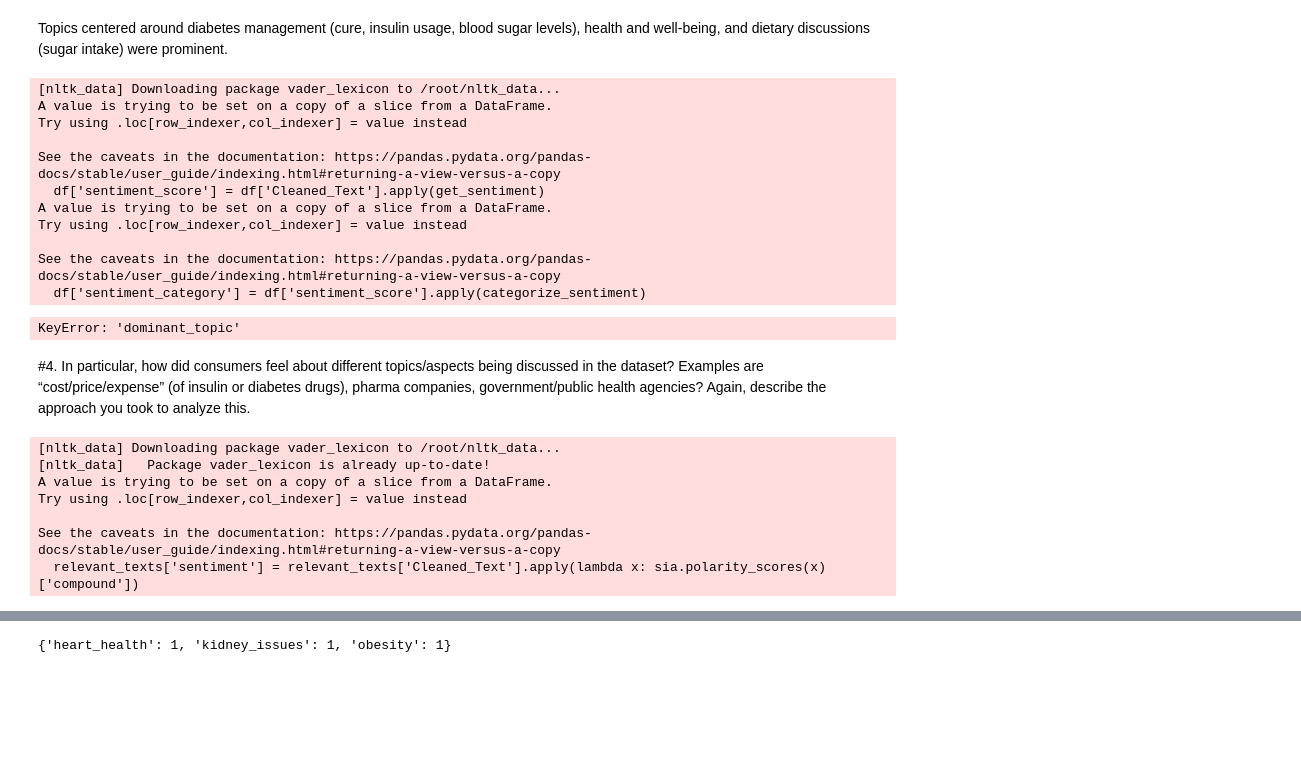
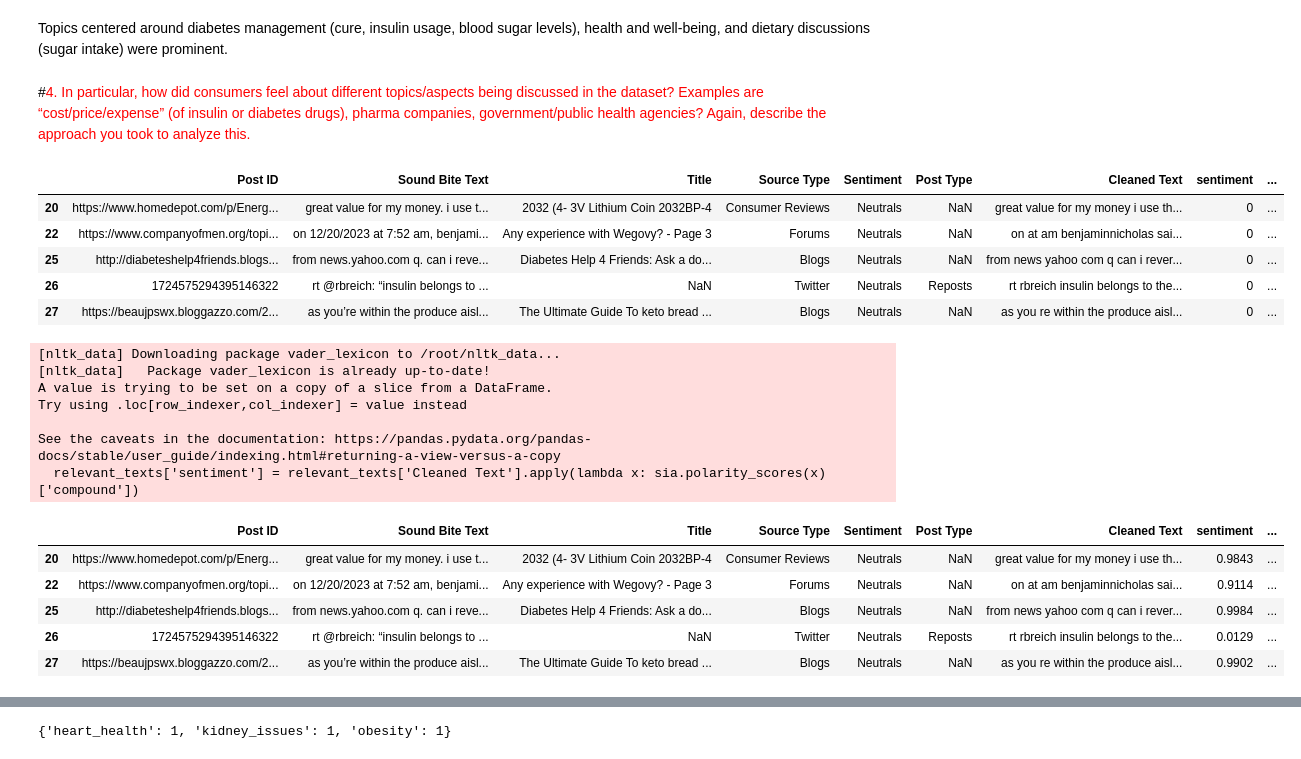
Before and after one commit to daisysong76/AI--Machine--learning, a Jupyter notebook: 290_sentiment_analysis_with_bert.ipynb, the cells around one changed output, grey strips where cells are left out. Cells and saved outputs as stored; diff of their text form; code cells hidden in the pictures; blank space fills up the shorter version.

```diff
--- a/290_sentiment_analysis_with_bert.ipynb
+++ b/290_sentiment_analysis_with_bert.ipynb
@@ -609,6 +776,8 @@ for topic in topics:
 # %% [markdown]
 Topics centered around diabetes management (cure, insulin usage, blood sugar levels), health and well-being, and dietary discussions (sugar intake) were prominent.
 # %%
+from tqdm.auto import tqdm
+
 import nltk
 from nltk.sentiment import SentimentIntensityAnalyzer
 
@@ -633,7 +802,7 @@ def categorize_sentiment(score):
 
 # Assuming 'Cleaned_Text' is your column with textual data for analysis
 # Apply sentiment scoring
-df['sentiment_score'] = df['Cleaned_Text'].apply(get_sentiment)
+df['sentiment_score'] = df['Cleaned Text'].apply(get_sentiment)
 
 # Categorize sentiment scores
 df['sentiment_category'] = df['sentiment_score'].apply(categorize_sentiment)
@@ -644,21 +813,8 @@ df['sentiment_category'] = df['sentiment_score'].apply(categorize_sentiment)
 topic_sentiment = df.groupby('dominant_topic')['sentiment_category'].value_counts(normalize=True).unstack().fillna(0)
 
 print(topic_sentiment)
-# %% [output]
-[nltk_data] Downloading package vader_lexicon to /root/nltk_data...
-A value is trying to be set on a copy of a slice from a DataFrame.
-Try using .loc[row_indexer,col_indexer] = value instead
-
-See the caveats in the documentation: https://pandas.pydata.org/pandas-docs/stable/user_guide/indexing.html#returning-a-view-versus-a-copy
-  df['sentiment_score'] = df['Cleaned_Text'].apply(get_sentiment)
-A value is trying to be set on a copy of a slice from a DataFrame.
-Try using .loc[row_indexer,col_indexer] = value instead
-
-See the caveats in the documentation: https://pandas.pydata.org/pandas-docs/stable/user_guide/indexing.html#returning-a-view-versus-a-copy
-  df['sentiment_category'] = df['sentiment_score'].apply(categorize_sentiment)
-KeyError: 'dominant_topic'
 # %% [markdown]
-#4. In particular, how did consumers feel about different topics/aspects being discussed in the dataset?
+#<font color='red'>4. In particular, how did consumers feel about different topics/aspects being discussed in the dataset?
 Examples are “cost/price/expense” (of insulin or diabetes drugs), pharma companies,
 government/public health agencies? Again, describe the approach you took to analyze this.
 # %%
@@ -666,0 +823,9 @@ relevant_texts = df[df['Cleaned_Text'].str.contains('|'.join(keywords), case=Fal
+# %%
+relevant_texts.head()
+# %% [output]
+|  | Post ID | Sound Bite Text | Title | Source Type | Sentiment | Post Type | Cleaned Text | sentiment | ... |
+| 20 | https://www.homedepot.com/p/Energ... | great value for my money. i use t... | 2032 (4- 3V Lithium Coin 2032BP-4 | Consumer Reviews | Neutrals | NaN | great value for my money i use th... | 0 | ... |
+| 22 | https://www.companyofmen.org/topi... | on 12/20/2023 at 7:52 am, benjami... | Any experience with Wegovy? - Page 3 | Forums | Neutrals | NaN | on at am benjaminnicholas sai... | 0 | ... |
+| 25 | http://diabeteshelp4friends.blogs... | from news.yahoo.com q. can i reve... | Diabetes Help 4 Friends: Ask a do... | Blogs | Neutrals | NaN | from news yahoo com q can i rever... | 0 | ... |
+| 26 | 1724575294395146322 | rt @rbreich: “insulin belongs to ... | NaN | Twitter | Neutrals | Reposts | rt rbreich insulin belongs to the... | 0 | ... |
+| 27 | https://beaujpswx.bloggazzo.com/2... | as you’re within the produce aisl... | The Ultimate Guide To keto bread ... | Blogs | Neutrals | NaN | as you re within the produce aisl... | 0 | ... |
@@ -667,9 +840,11 @@ relevant_texts = df[df['Cleaned_Text'].str.contains('|'.join(keywords), case=Fal
 # %%
+from tqdm.auto import tqdm
+
 from nltk.sentiment import SentimentIntensityAnalyzer
 nltk.download('vader_lexicon')
 sia = SentimentIntensityAnalyzer()
 
-relevant_texts['sentiment'] = relevant_texts['Cleaned_Text'].apply(lambda x: sia.polarity_scores(x)['compound'])
+relevant_texts['sentiment'] = relevant_texts['Cleaned Text'].apply(lambda x: sia.polarity_scores(x)['compound'])
 # %% [output]
 [nltk_data] Downloading package vader_lexicon to /root/nltk_data...
 [nltk_data]   Package vader_lexicon is already up-to-date!
@@ -677,4 +852,13 @@ A value is trying to be set on a copy of a slice from a DataFrame.
 Try using .loc[row_indexer,col_indexer] = value instead
 
 See the caveats in the documentation: https://pandas.pydata.org/pandas-docs/stable/user_guide/indexing.html#returning-a-view-versus-a-copy
-  relevant_texts['sentiment'] = relevant_texts['Cleaned_Text'].apply(lambda x: sia.polarity_scores(x)['compound'])
+  relevant_texts['sentiment'] = relevant_texts['Cleaned Text'].apply(lambda x: sia.polarity_scores(x)['compound'])
+# %%
+relevant_texts.head()
+# %% [output]
+|  | Post ID | Sound Bite Text | Title | Source Type | Sentiment | Post Type | Cleaned Text | sentiment | ... |
+| 20 | https://www.homedepot.com/p/Energ... | great value for my money. i use t... | 2032 (4- 3V Lithium Coin 2032BP-4 | Consumer Reviews | Neutrals | NaN | great value for my money i use th... | 0.9843 | ... |
+| 22 | https://www.companyofmen.org/topi... | on 12/20/2023 at 7:52 am, benjami... | Any experience with Wegovy? - Page 3 | Forums | Neutrals | NaN | on at am benjaminnicholas sai... | 0.9114 | ... |
+| 25 | http://diabeteshelp4friends.blogs... | from news.yahoo.com q. can i reve... | Diabetes Help 4 Friends: Ask a do... | Blogs | Neutrals | NaN | from news yahoo com q can i rever... | 0.9984 | ... |
+| 26 | 1724575294395146322 | rt @rbreich: “insulin belongs to ... | NaN | Twitter | Neutrals | Reposts | rt rbreich insulin belongs to the... | 0.0129 | ... |
+| 27 | https://beaujpswx.bloggazzo.com/2... | as you’re within the produce aisl... | The Ultimate Guide To keto bread ... | Blogs | Neutrals | NaN | as you re within the produce aisl... | 0.9902 | ... |
```
Also changed, not shown: parts of 154 cells of this notebook.
